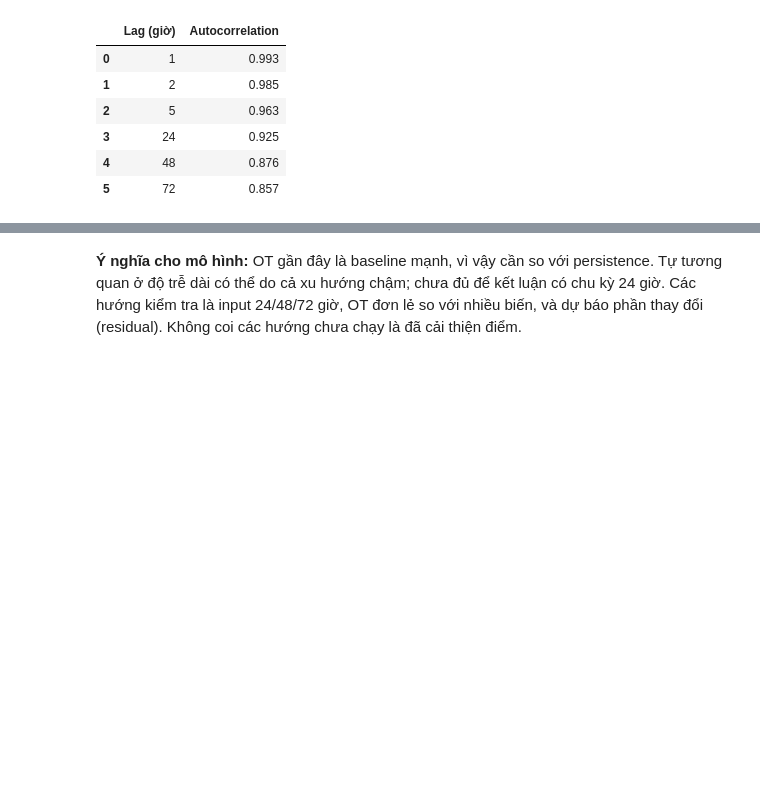
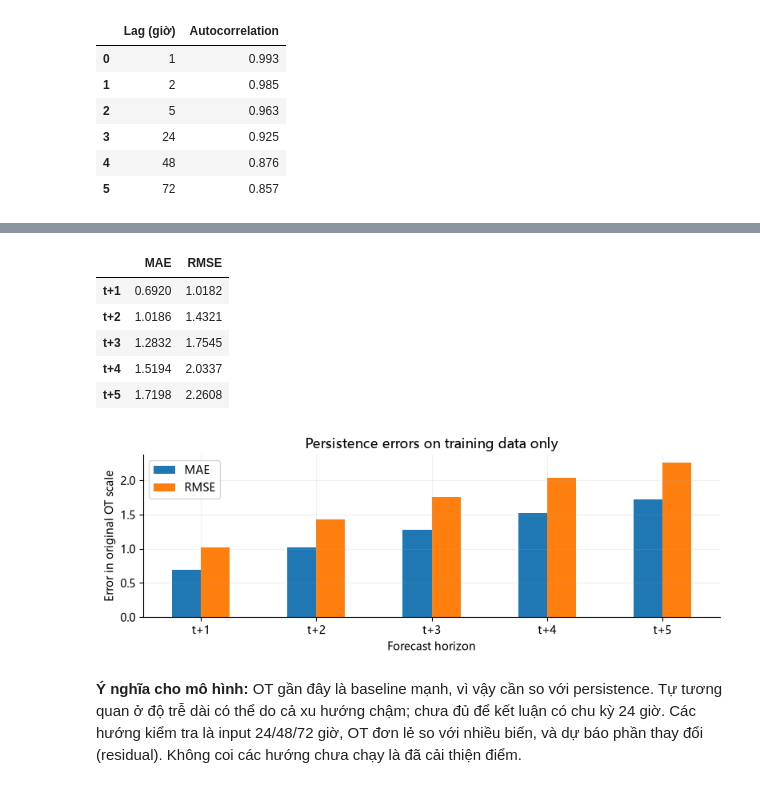
Before and after one commit to HelcurtLordno1/DeepLearning_final, a Jupyter notebook: task2/task2.ipynb, the cells around one changed output, grey strips where cells are left out. Saved outputs shown, nothing was run; the diff lists cells and outputs as text; code cells hidden in the pictures; blank space fills up the shorter version.

```diff
--- a/task2/task2.ipynb
+++ b/task2/task2.ipynb
@@ -117,3 +138,23 @@ display(pd.DataFrame({"Lag (giờ)": lags, "Autocorrelation": autocorrelation}).
+# %%
+changes = pd.DataFrame({f"t+{h}": train_data.OT.shift(-h) - train_data.OT
+                        for h in range(1, 6)}).dropna()
+training_baseline = pd.DataFrame({"MAE": changes.abs().mean(),
+                                   "RMSE": np.sqrt(changes.pow(2).mean())})
+display(training_baseline.round(4))
+training_baseline.plot.bar(figsize=(8, 3), rot=0)
+plt.title("Persistence errors on training data only")
+plt.xlabel("Forecast horizon")
+plt.ylabel("Error in original OT scale")
+plt.tight_layout()
+plt.show()
+# %% [output]
+|  | MAE | RMSE |
+| t+1 | 0.6920 | 1.0182 |
+| t+2 | 1.0186 | 1.4321 |
+| t+3 | 1.2832 | 1.7545 |
+| t+4 | 1.5194 | 2.0337 |
+| t+5 | 1.7198 | 2.2608 |
+[figure, added]
 # %% [markdown]
 **Ý nghĩa cho mô hình:** OT gần đây là baseline mạnh, vì vậy cần so với persistence. Tự tương quan ở độ trễ dài có thể do cả xu hướng chậm; chưa đủ để kết luận có chu kỳ 24 giờ. Các hướng kiểm tra là input 24/48/72 giờ, OT đơn lẻ so với nhiều biến, và dự báo phần thay đổi (residual). Không coi các hướng chưa chạy là đã cải thiện điểm.
 # %% [markdown]
```
Also changed, not shown: parts of 6 cells of this notebook, 48 other files.
